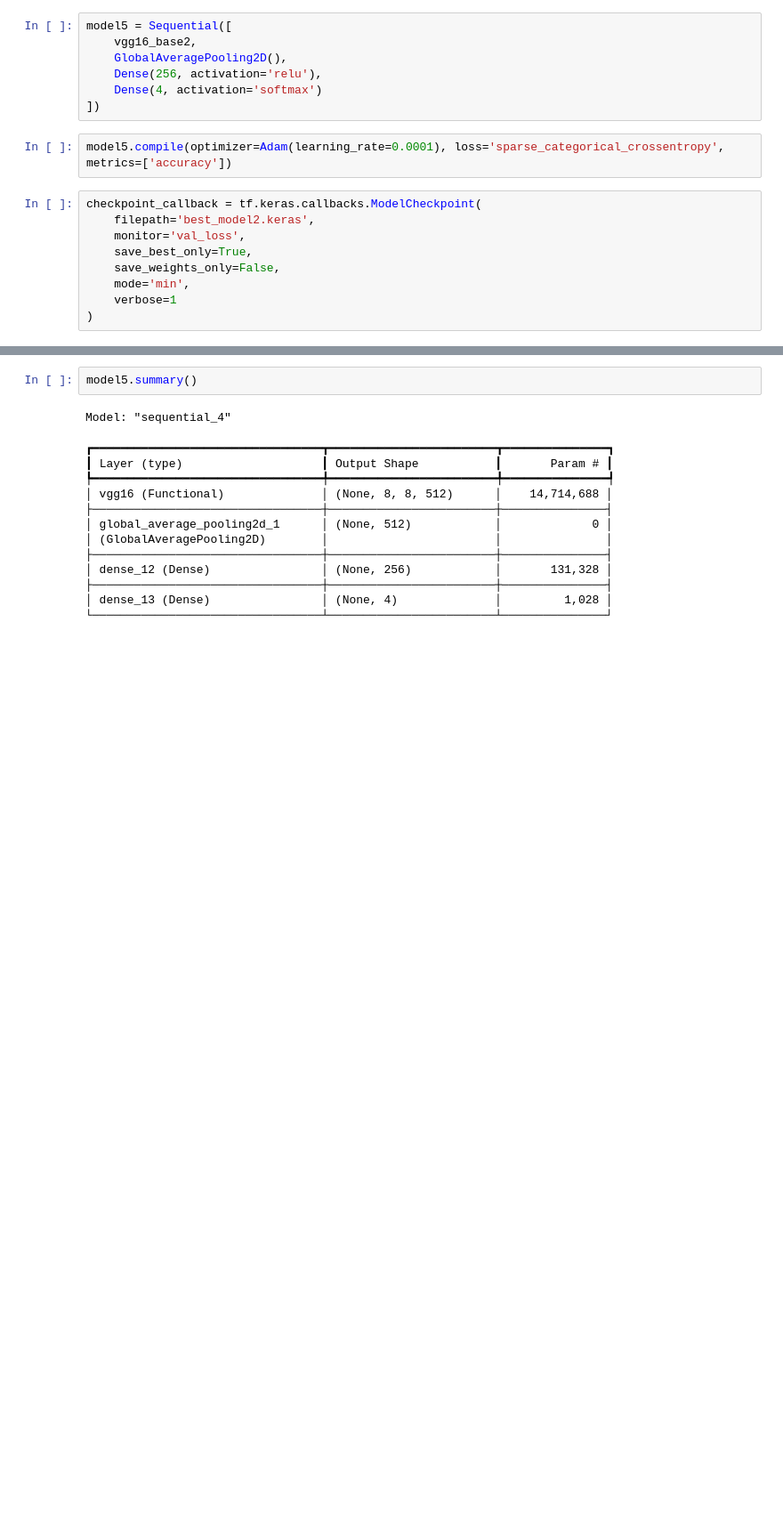
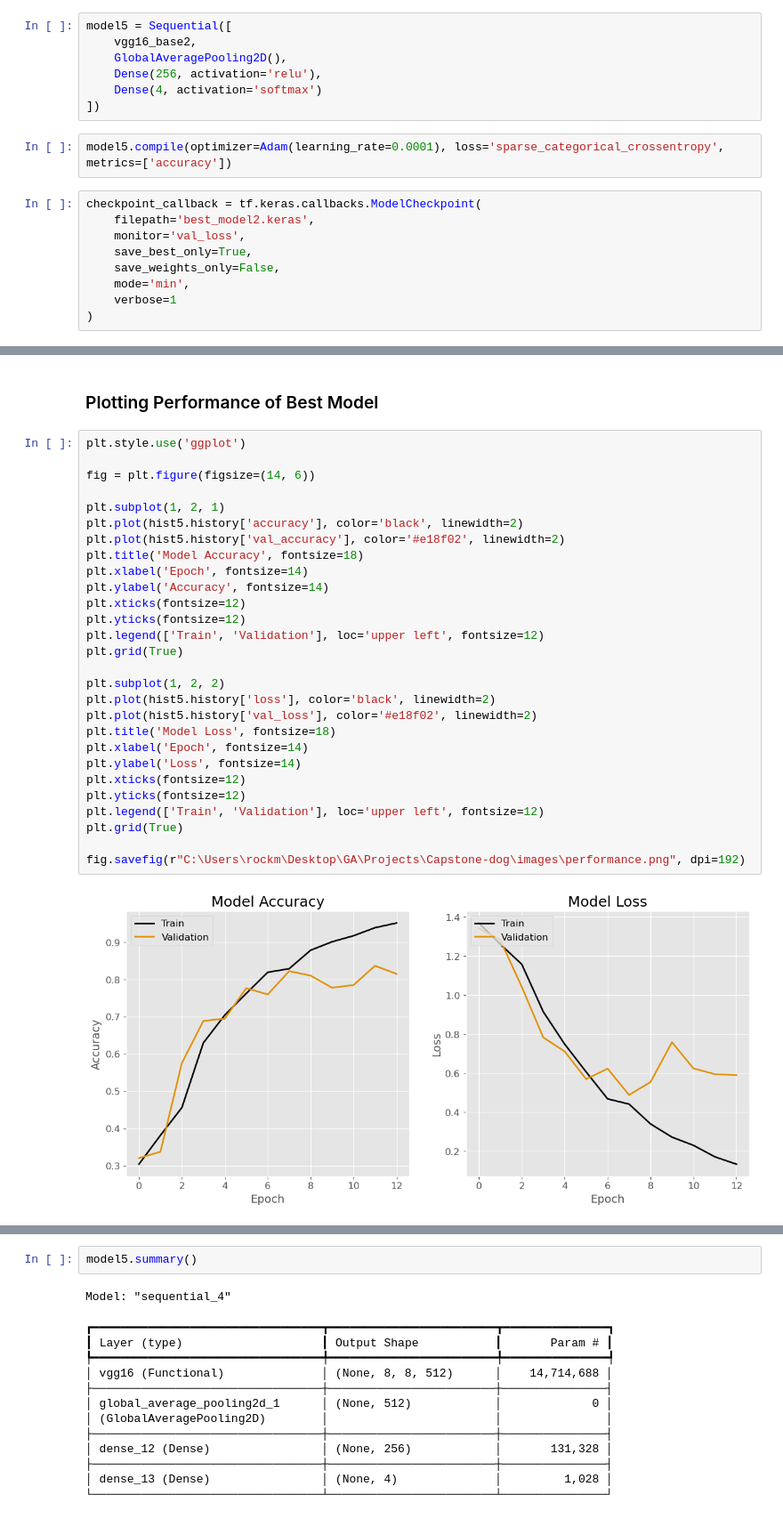
Before and after one commit to Rockmelon30/PawsitiveVibes, a Jupyter notebook: models/Models.ipynb, the cells around one changed output, grey strips where cells are left out. Shown at 89% size. Cells and saved outputs as stored; diff of their text form; blank space fills up the shorter version.

```diff
--- a/models/Models.ipynb
+++ b/models/Models.ipynb
@@ -544 +548,33 @@ KeyboardInterrupt:
+# %% [markdown]
+### Plotting Performance of Best Model
+# %%
+plt.style.use('ggplot')
+
+fig = plt.figure(figsize=(14, 6))
+
+plt.subplot(1, 2, 1)
+plt.plot(hist5.history['accuracy'], color='black', linewidth=2)
+plt.plot(hist5.history['val_accuracy'], color='#e18f02', linewidth=2)
+plt.title('Model Accuracy', fontsize=18)
+plt.xlabel('Epoch', fontsize=14)
+plt.ylabel('Accuracy', fontsize=14)
+plt.xticks(fontsize=12)
+plt.yticks(fontsize=12)
+plt.legend(['Train', 'Validation'], loc='upper left', fontsize=12)
+plt.grid(True)
+
+plt.subplot(1, 2, 2)
+plt.plot(hist5.history['loss'], color='black', linewidth=2)
+plt.plot(hist5.history['val_loss'], color='#e18f02', linewidth=2)
+plt.title('Model Loss', fontsize=18)
+plt.xlabel('Epoch', fontsize=14)
+plt.ylabel('Loss', fontsize=14)
+plt.xticks(fontsize=12)
+plt.yticks(fontsize=12)
+plt.legend(['Train', 'Validation'], loc='upper left', fontsize=12)
+plt.grid(True)
+
+fig.savefig(r"C:\Users\rockm\Desktop\GA\Projects\Capstone-dog\images\performance.png", dpi=192)
+# %% [output]
+[figure, added]
 # %%
```
Also changed, not shown: parts of 11 cells of this notebook, 14 other files.
